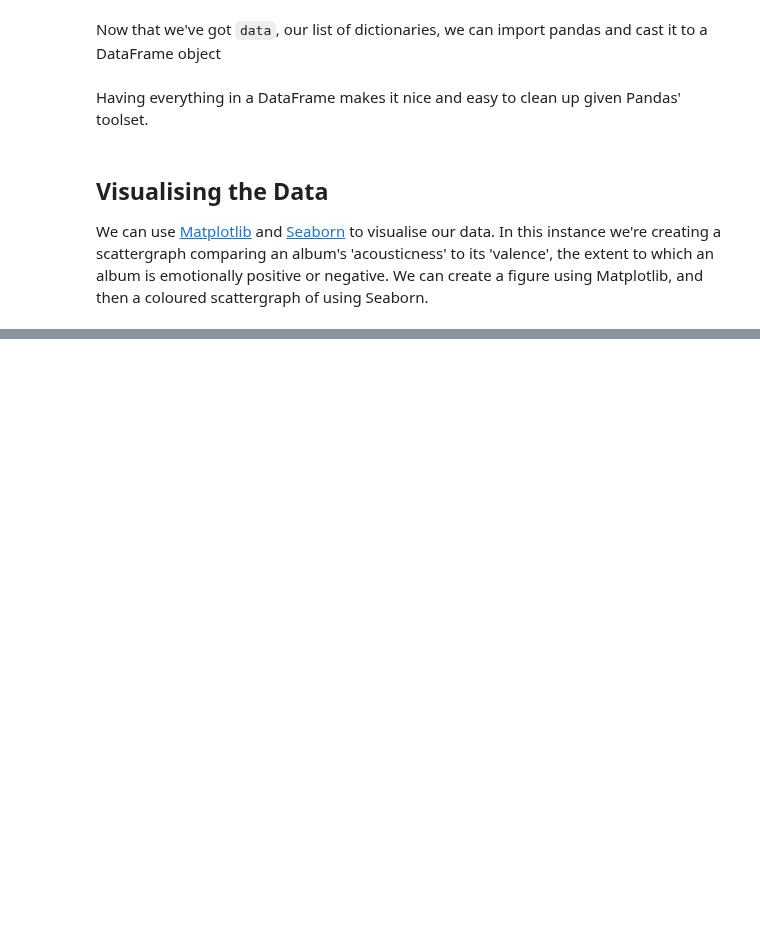
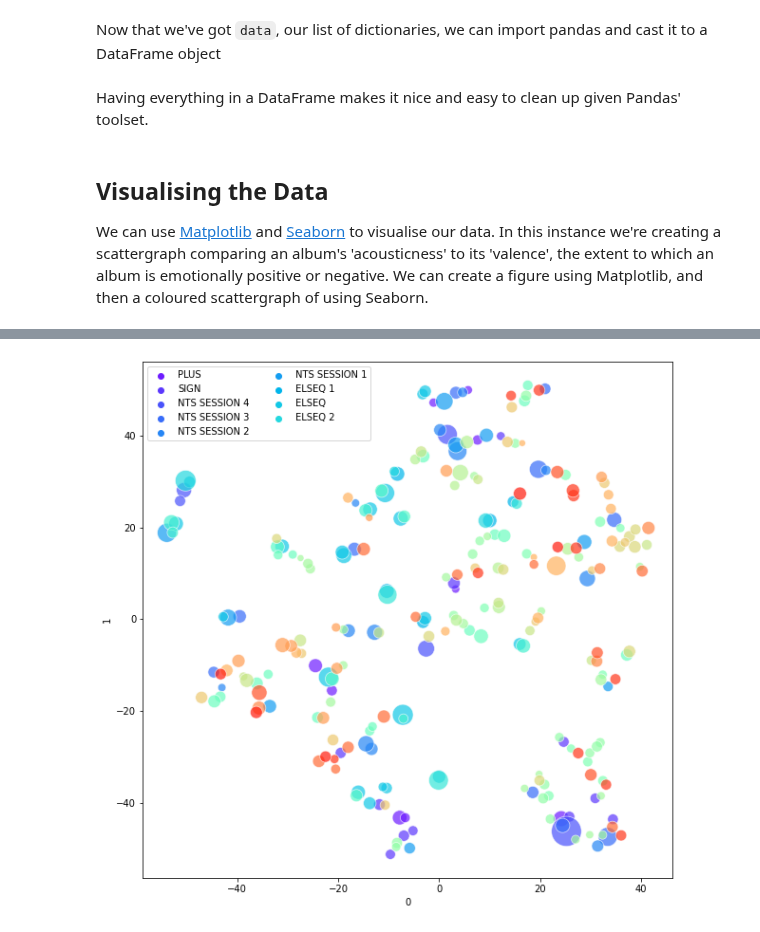
Before and after one commit to mj-crabtree/exploring-spotify, a Jupyter notebook: exploring-spotify.ipynb, the cells around one changed output, grey strips where cells are left out. Cells and saved outputs as stored; diff of their text form; code cells hidden in the pictures; blank space fills up the shorter version.

```diff
--- a/exploring-spotify.ipynb
+++ b/exploring-spotify.ipynb
@@ -259,0 +290,19 @@ NameError: name 'df' is not defined
+# %%
+tsne = TSNE(n_components=2, perplexity=5, early_exaggeration=2, random_state=3).fit_transform(Xs)
+
+# converting the TSNE object to a dataframe (I know what that means!)
+tsne = pd.DataFrame(tsne)
+tsne['album_name'] = df['album_name']
+tsne['duration_ms'] = df['duration_ms']
+
+plt.figure(figsize=(10,10))
+
+ax = sns.scatterplot(data=tsne, x=0, y=1, hue='album_name', palette='rainbow', size='duration_ms', sizes=(50, 1000), alpha=0.7)
+
+# display legend without `size` attribute
+h,labs = ax.get_legend_handles_labels()
+ax.legend(h[1:10], labs[1:10], loc='best', ncol=2)
+
+plt.show()
+# %% [output]
+[figure, added]
```
Also changed, not shown: parts of 12 cells of this notebook, 2 other files.
